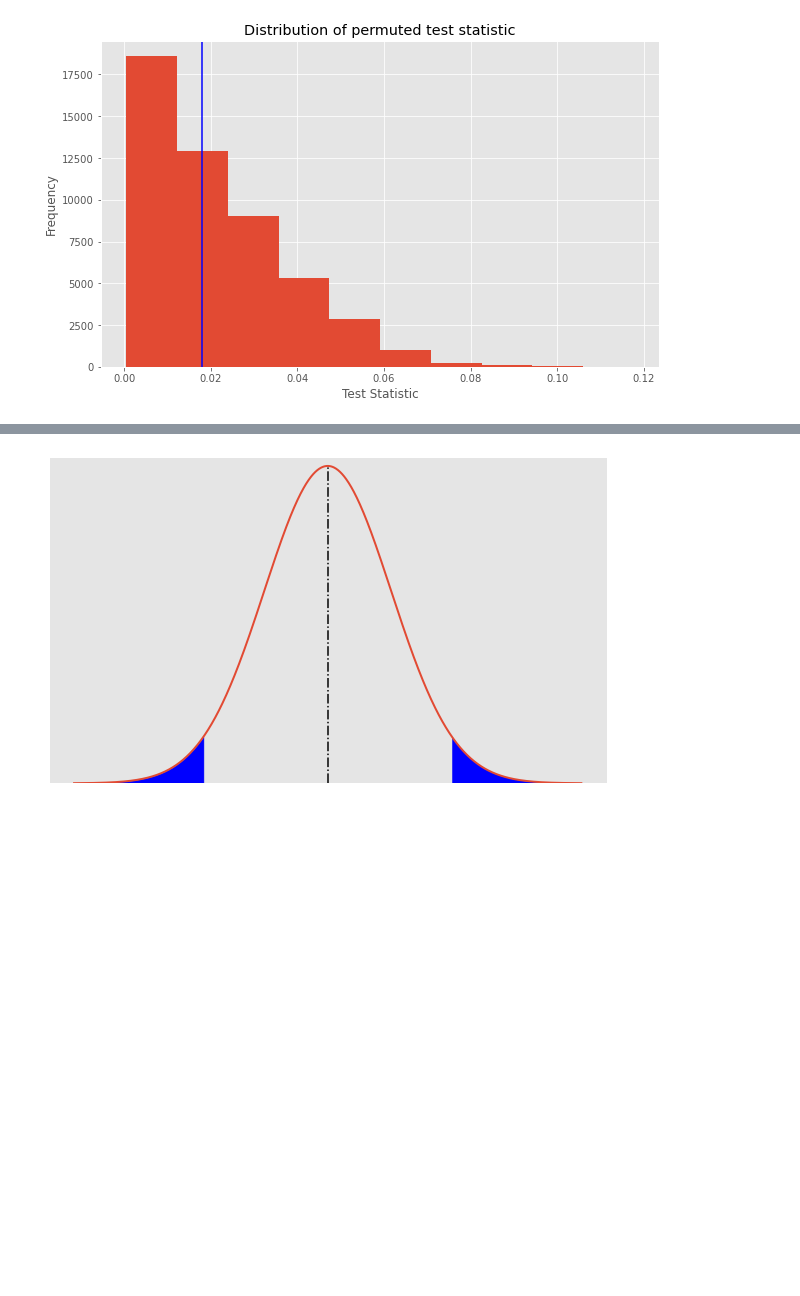
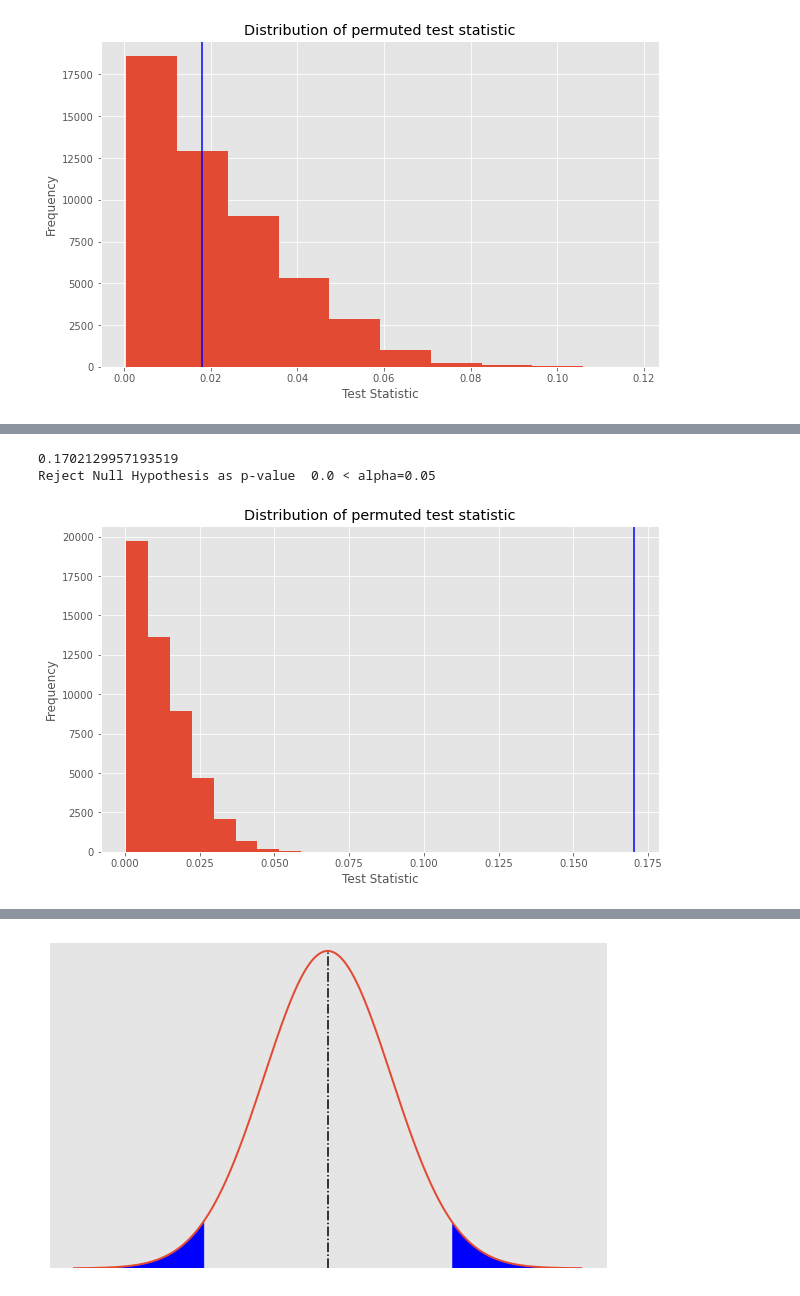
Before and after one commit to phatakshaunak/Springboard-Data-Science, a Jupyter notebook: Hypothesis_Testing_Case_Study/Loksabha_Elections_Data/Loksabha_Candidate_Analysis.ipynb, the cells around one changed output, grey strips where cells are left out. Saved outputs shown, nothing was run; the diff lists cells and outputs as text; code cells hidden in the pictures; blank space fills up the shorter version.

```diff
--- a/Hypothesis_Testing_Case_Study/Loksabha_Elections_Data/Loksabha_Candidate_Analysis.ipynb
+++ b/Hypothesis_Testing_Case_Study/Loksabha_Elections_Data/Loksabha_Candidate_Analysis.ipynb
@@ -599,0 +645,8 @@ chi2_stat,p,dof
+# %%
+wnw_09_c, p_val_wnw_09_c = perm_test_2_samp(np.array(df_2009[df_2009['Winners']==1]['criminal_charge']),
+                                            np.array(df_2009[df_2009['Winners']!=1]['criminal_charge']),
+                                            size=50000)
+# %% [output]
+0.1702129957193519
+Reject Null Hypothesis as p-value  0.0 < alpha=0.05
+[figure, added]
```
Also changed, not shown: parts of 21 cells of this notebook.
